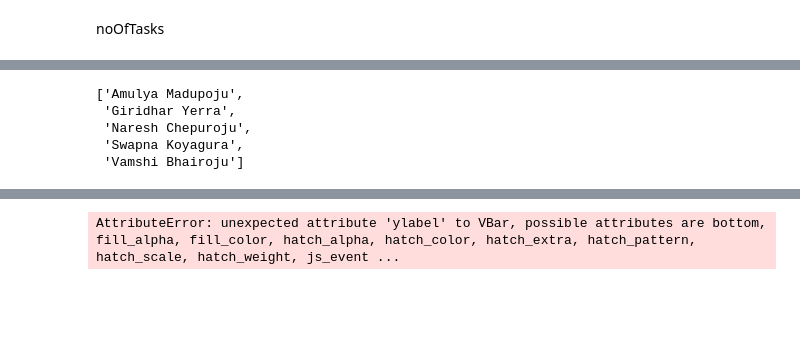
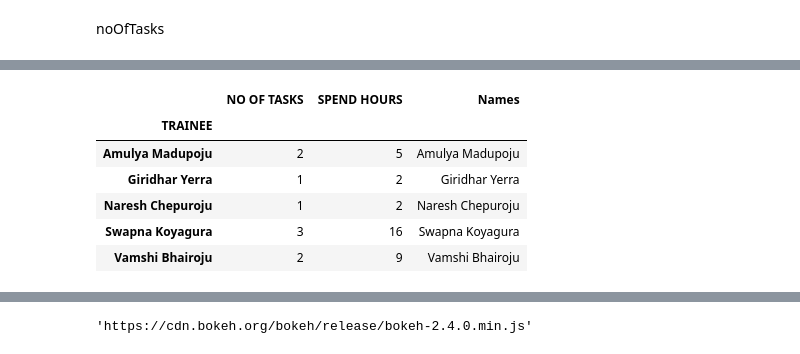
Before and after one commit to DMANTZTec/Tableau-Data-analytics, a Jupyter notebook: Data analytics with python/problems-2/plotting_charts.ipynb, the cells around one changed output, grey strips where cells are left out. Drawn from its saved outputs; the diff is of its cells as text; code cells hidden in the pictures; blank space fills up the shorter version.

```diff
--- a/Data analytics with python/problems-2/plotting_charts.ipynb
+++ b/Data analytics with python/problems-2/plotting_charts.ipynb
@@ -109,10 +142,14 @@ filtered_data
 # %%
 h = filtered_data.groupby(['TRAINEE']).sum()
-h.index.tolist()
+h1 = h.index.to_numpy()
+h["Names"] = h1
+h
 # %% [output]
-['Amulya Madupoju',
- 'Giridhar Yerra',
- 'Naresh Chepuroju',
- 'Swapna Koyagura',
- 'Vamshi Bhairoju']
+|  | NO OF TASKS | SPEND HOURS | Names |
+| TRAINEE |  |  |  |
+| Amulya Madupoju | 2 | 5 | Amulya Madupoju |
+| Giridhar Yerra | 1 | 2 | Giridhar Yerra |
+| Naresh Chepuroju | 1 | 2 | Naresh Chepuroju |
+| Swapna Koyagura | 3 | 16 | Swapna Koyagura |
+| Vamshi Bhairoju | 2 | 9 | Vamshi Bhairoju |
 # %%
@@ -124,4 +158,0 @@ b = figure(x_range=h.index.tolist(), height=450, toolbar_location=None, tools=""
-# %%
-b.vbar(x=h, ylabel="values per unit", width=0.9)
-# %% [output]
-AttributeError: unexpected attribute 'ylabel' to VBar, possible attributes are bottom, fill_alpha, fill_color, hatch_alpha, hatch_color, hatch_extra, hatch_pattern, hatch_scale, hatch_weight, js_event ...
@@ -127,0 +163,4 @@ AttributeError: unexpected attribute 'ylabel' to VBar, possible attributes are b
+# %%
+cdn_js[0]
+# %% [output]
+'https://cdn.bokeh.org/bokeh/release/bokeh-2.4.0.min.js'
```
Also changed, not shown: parts of 27 cells of this notebook, 11 other files.
